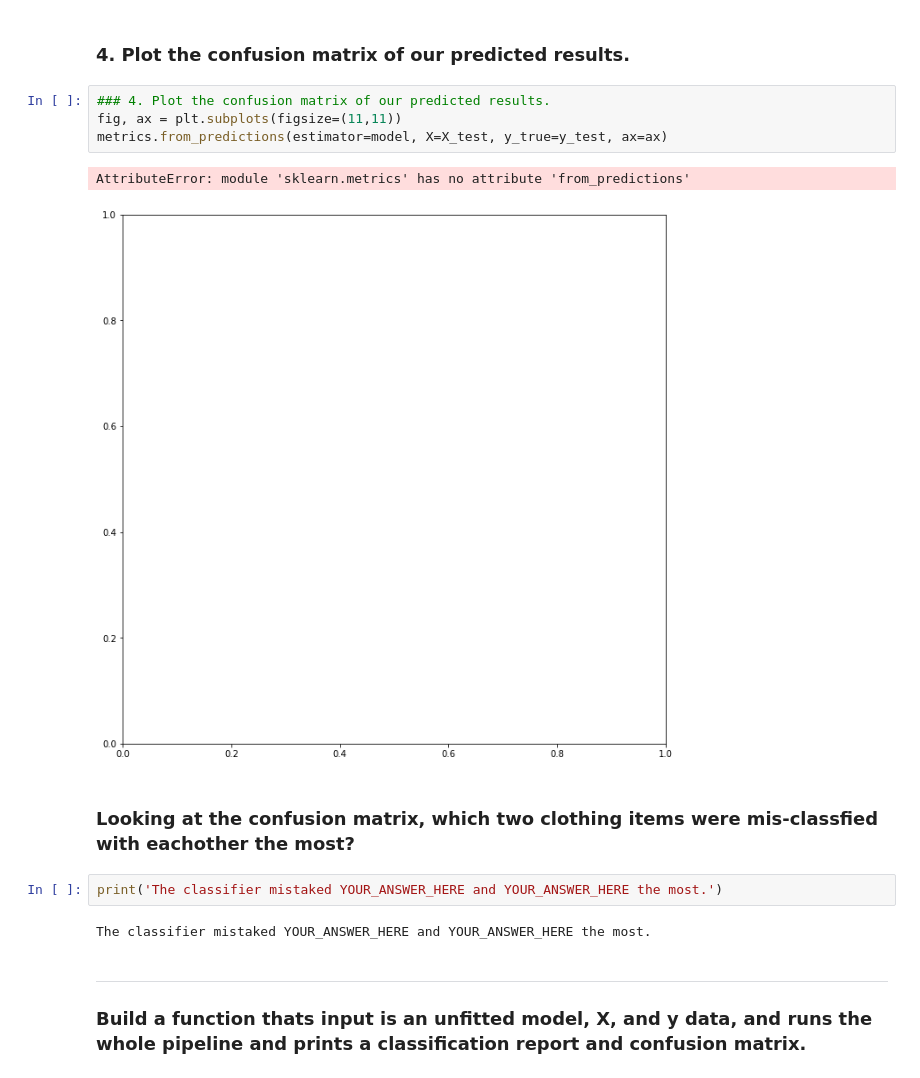
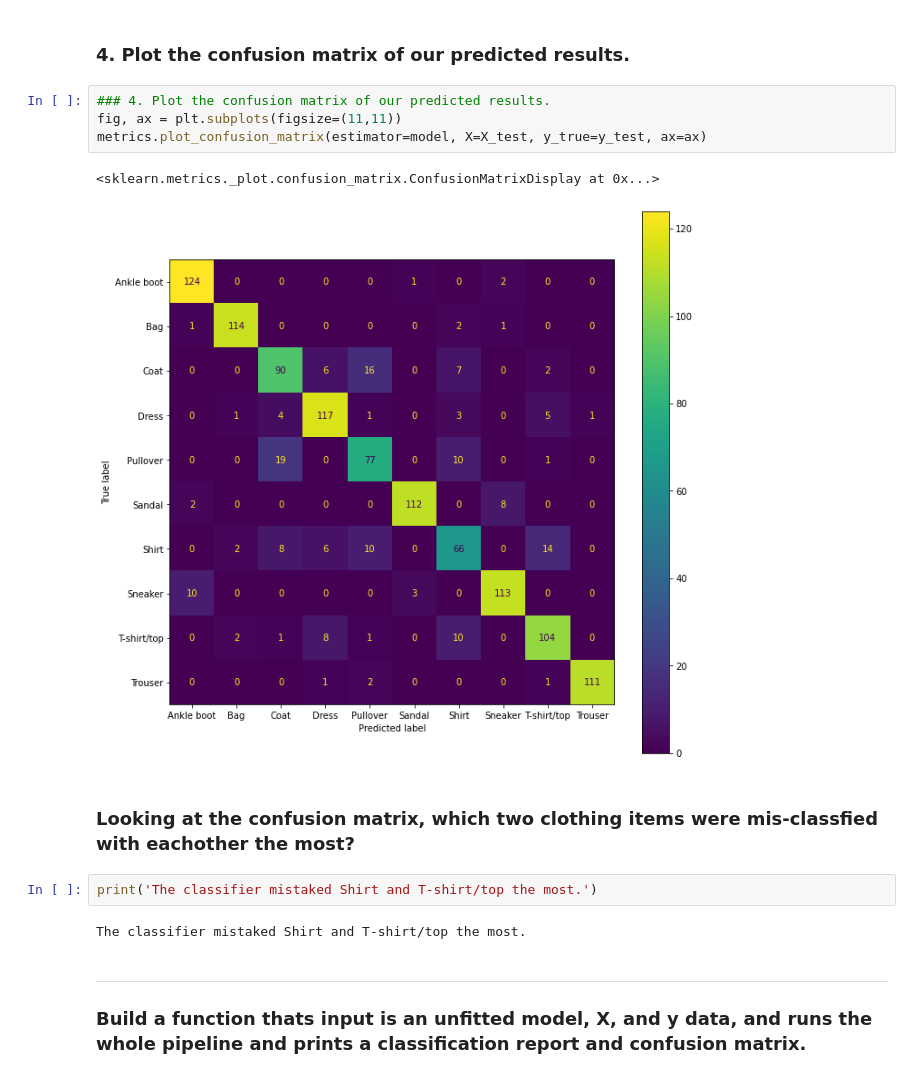
Before and after one commit to edenerio/2022-fall-data-science, a Jupyter notebook: Week-06-Image-Classification/Image-Classification-Exercise.ipynb, the cells around one changed output. Cells and saved outputs as stored; diff of their text form.

```diff
--- a/Week-06-Image-Classification/Image-Classification-Exercise.ipynb
+++ b/Week-06-Image-Classification/Image-Classification-Exercise.ipynb
@@ -226,16 +232,16 @@ weighted avg       0.84      0.84      0.84      1200
 # %%
 ### 4. Plot the confusion matrix of our predicted results.
 fig, ax = plt.subplots(figsize=(11,11))
-metrics.from_predictions(estimator=model, X=X_test, y_true=y_test, ax=ax)
+metrics.plot_confusion_matrix(estimator=model, X=X_test, y_true=y_test, ax=ax)
 # %% [output]
-AttributeError: module 'sklearn.metrics' has no attribute 'from_predictions'
+<sklearn.metrics._plot.confusion_matrix.ConfusionMatrixDisplay at 0x...>
-[figure, old version]
+[figure, new version]
 # %% [markdown]
 ### Looking at the confusion matrix, which two clothing items were mis-classfied with eachother the most?
 # %%
-print('The classifier mistaked YOUR_ANSWER_HERE and YOUR_ANSWER_HERE the most.')
+print('The classifier mistaked Shirt and T-shirt/top the most.')
 # %% [output]
-The classifier mistaked YOUR_ANSWER_HERE and YOUR_ANSWER_HERE the most.
+The classifier mistaked Shirt and T-shirt/top the most.
 # %% [markdown]
 ___
 ### Build a function thats input is an unfitted model, X, and y data, and runs the whole pipeline and prints a classification report and confusion matrix.
```
Also changed, not shown: parts of 9 cells of this notebook.
